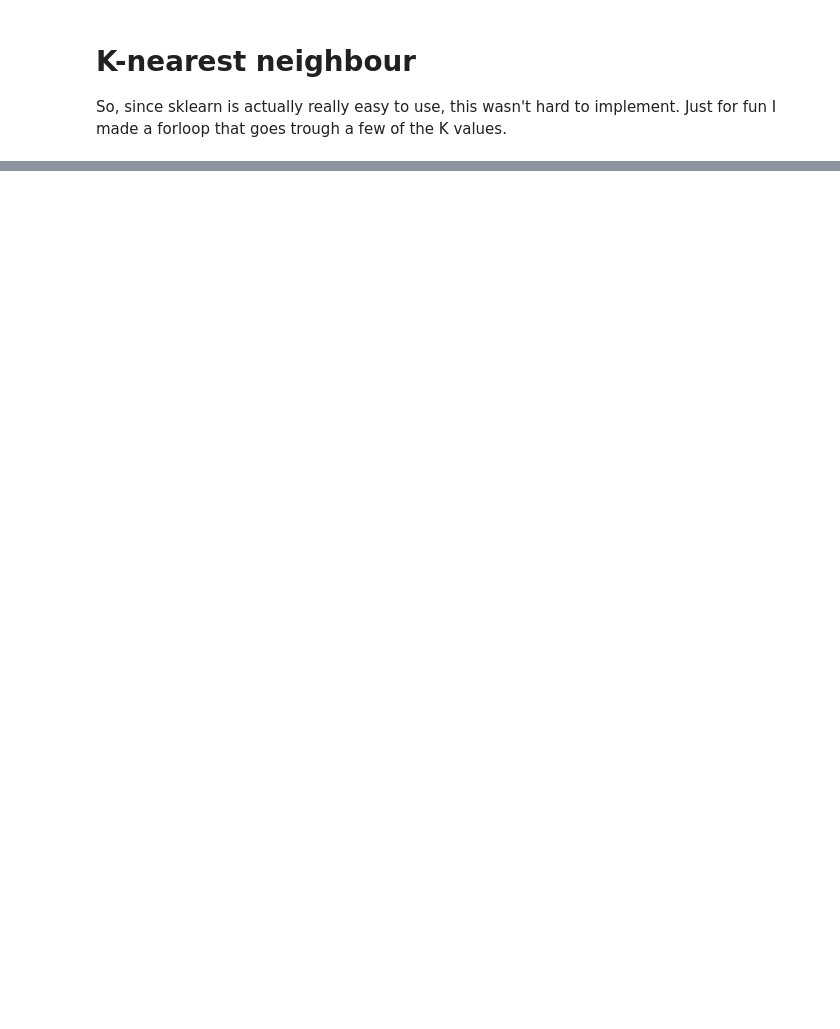
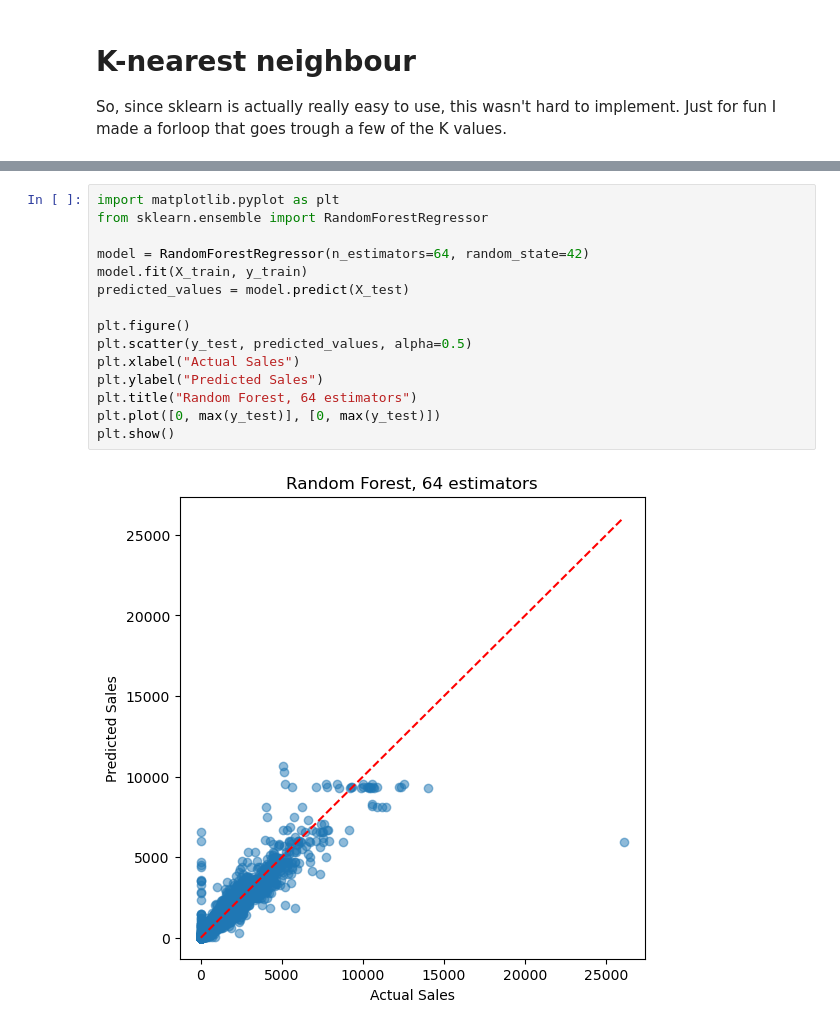
Before and after one commit to BenasPr/machine-learning, a Jupyter notebook: model.ipynb, the cells around one changed output, grey strips where cells are left out. Drawn from its saved outputs; the diff is of its cells as text; blank space fills up the shorter version.

```diff
--- a/model.ipynb
+++ b/model.ipynb
@@ -120,0 +144,17 @@ for i in testList:
+# %%
+import matplotlib.pyplot as plt
+from sklearn.ensemble import RandomForestRegressor
+
+model = RandomForestRegressor(n_estimators=64, random_state=42)
+model.fit(X_train, y_train)
+predicted_values = model.predict(X_test)
+
+plt.figure()
+plt.scatter(y_test, predicted_values, alpha=0.5)
+plt.xlabel("Actual Sales")
+plt.ylabel("Predicted Sales")
+plt.title("Random Forest, 64 estimators")
+plt.plot([0, max(y_test)], [0, max(y_test)])
+plt.show()
+# %% [output]
+[figure, added]
```
Also changed, not shown: parts of 6 cells of this notebook.
